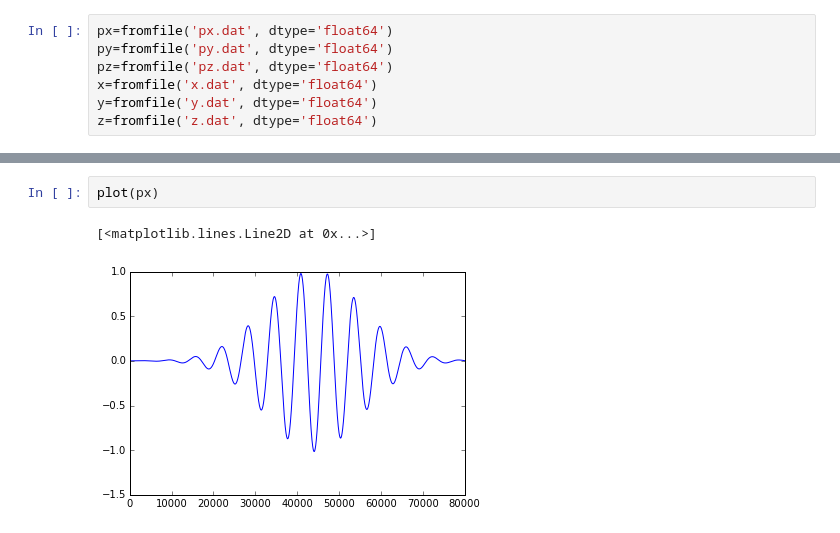
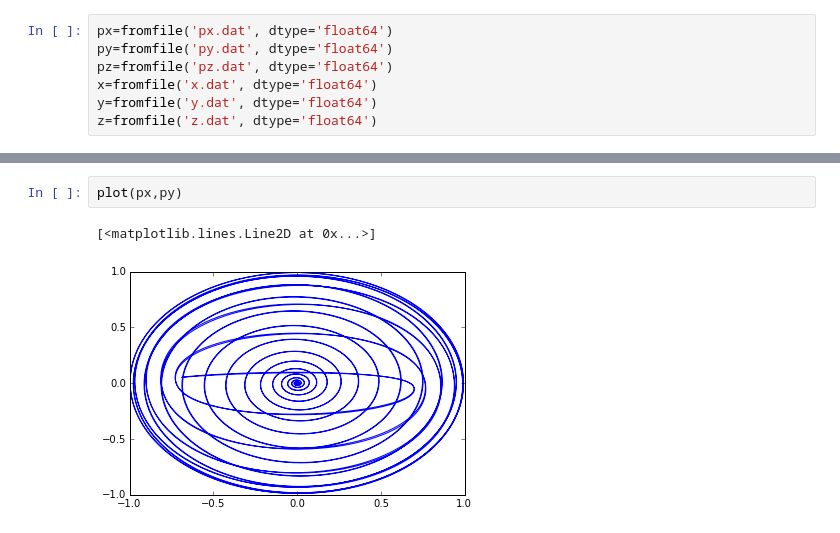
Before and after one commit to ssstuvz/single_particle, a Jupyter notebook: run/plot_trajectory.ipynb, the cells around one changed output, grey strips where cells are left out. Cells and saved outputs as stored; diff of their text form.

```diff
--- a/run/plot_trajectory.ipynb
+++ b/run/plot_trajectory.ipynb
@@ -8,5 +14,5 @@ z=fromfile('z.dat', dtype='float64')
 # %%
-plot(px)
+plot(px,py)
 # %% [output]
 [<matplotlib.lines.Line2D at 0x...>]
-[figure, old version]
+[figure, new version]
```
Also changed, not shown: parts of 9 cells of this notebook, 3 other files.
